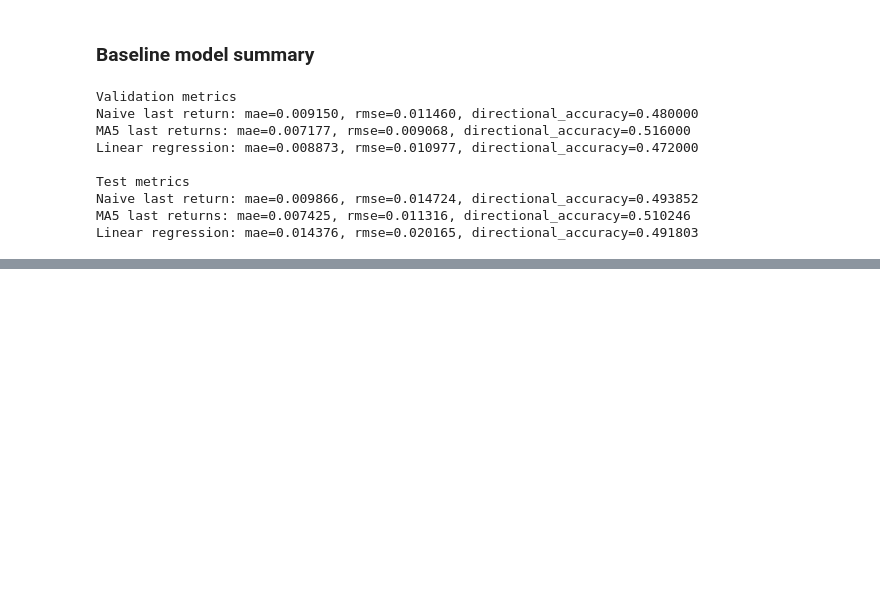
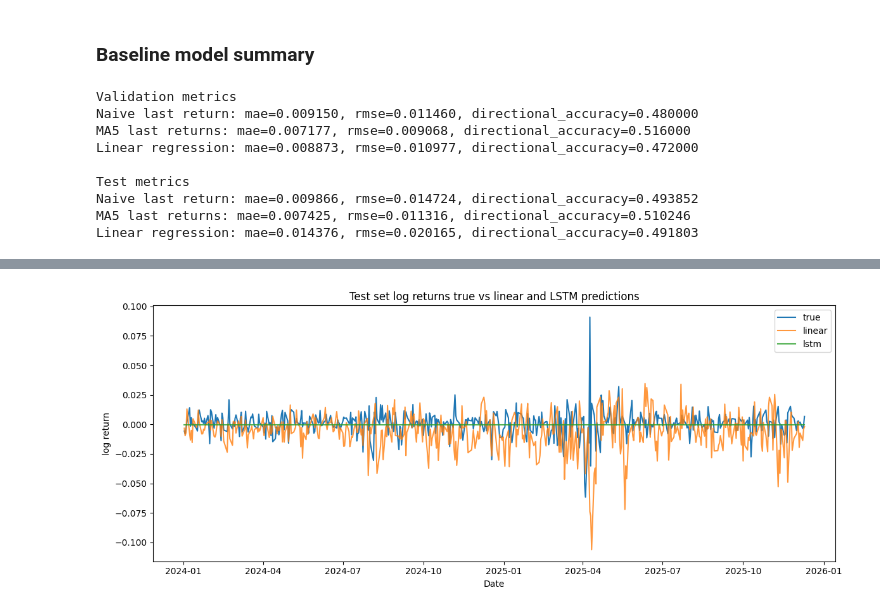
Before and after one commit to mahdi-rjb/explainable-generative-ai-financial-forecasting, a Jupyter notebook: 03_Notebooks/02_Model_Training.ipynb, the cells around one changed output, grey strips where cells are left out. Cells and saved outputs as stored; diff of their text form; code cells hidden in the pictures; blank space fills up the shorter version.

```diff
--- a/03_Notebooks/02_Model_Training.ipynb
+++ b/03_Notebooks/02_Model_Training.ipynb
@@ -247,0 +748,13 @@ Linear regression: mae=0.014376, rmse=0.020165, directional_accuracy=0.491803
+# %%
+plt.figure(figsize=(12, 5))
+plt.plot(df_test_pred["date"], df_test_pred["y_true"], label="true")
+plt.plot(df_test_pred["date"], df_test_pred["y_pred_lin"], label="linear", alpha=0.8)
+plt.plot(df_test_pred["date"], df_test_pred["y_pred_lstm"], label="lstm", alpha=0.8)
+plt.title("Test set log returns true vs linear and LSTM predictions")
+plt.xlabel("Date")
+plt.ylabel("log return")
+plt.legend()
+plt.tight_layout()
+plt.show()
+# %% [output]
+[figure, added]
```
Also changed, not shown: parts of 29 cells of this notebook, 7 other files.
